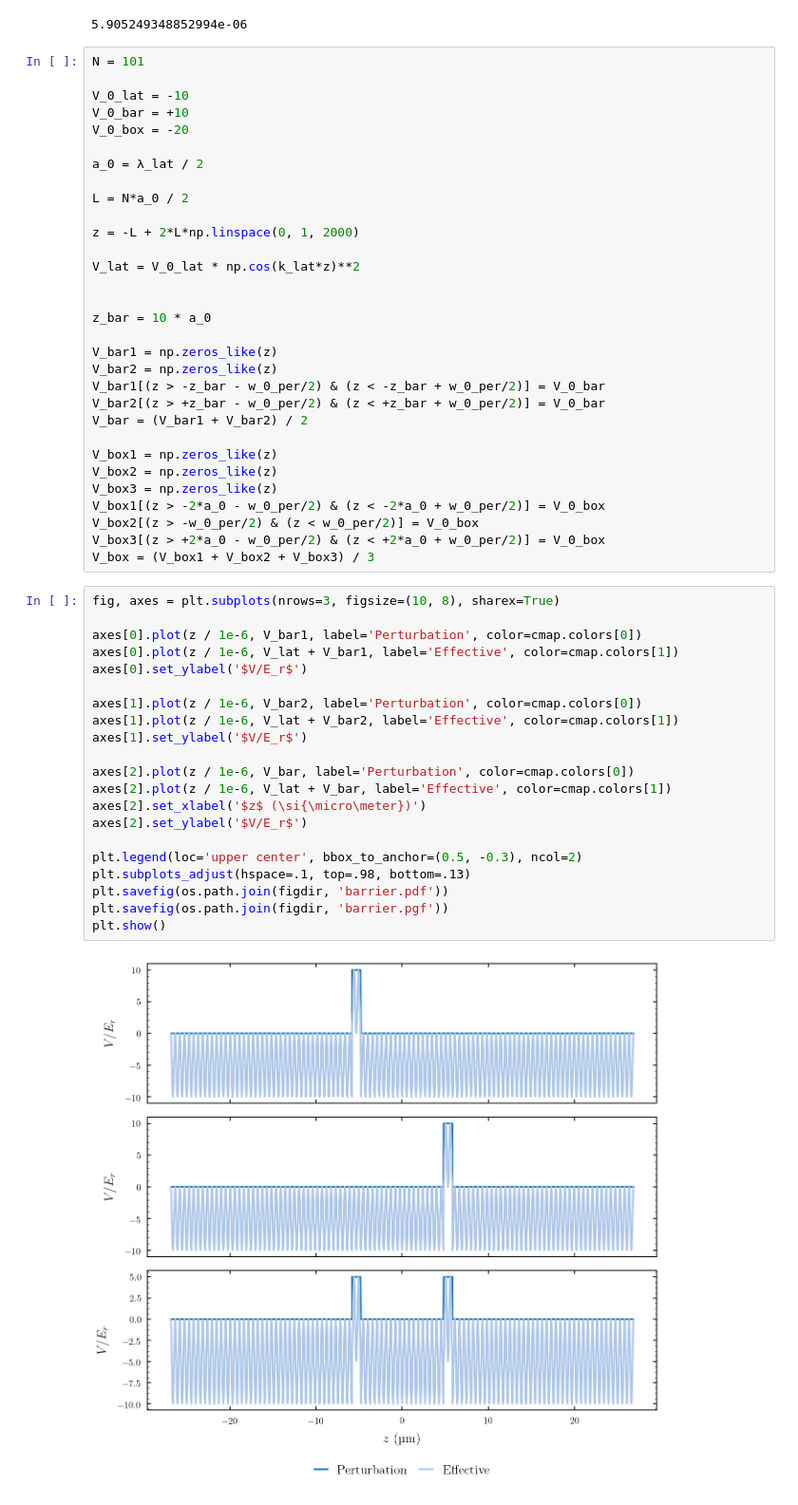
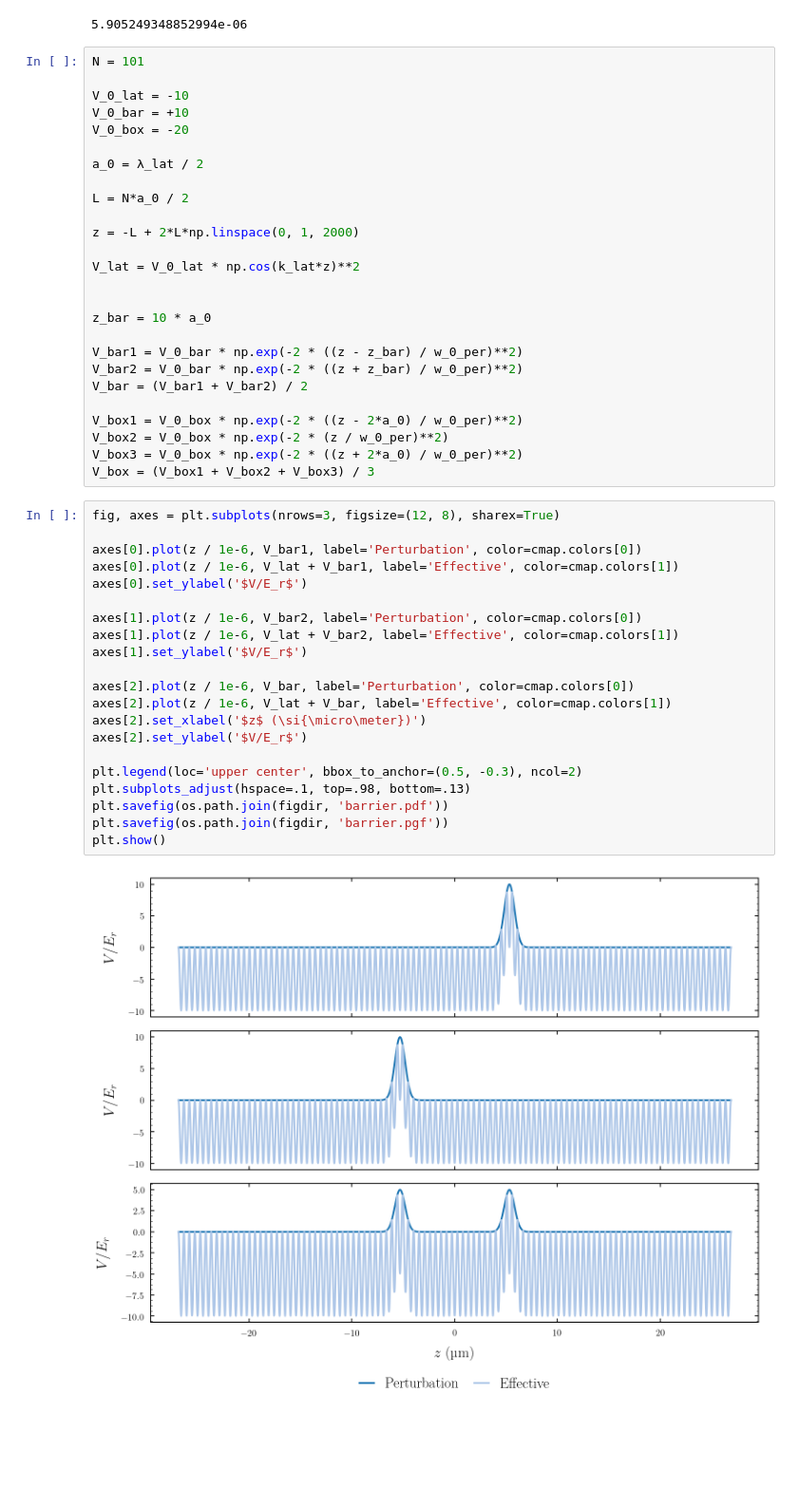
Before and after one commit to bodokaiser/bachelor-thesis, a Jupyter notebook: notebook/evaluation/lattice-potentials.ipynb, the cells around one changed output. Shown at 95% size. Saved outputs shown, nothing was run; the diff lists cells and outputs as text; blank space fills up the shorter version.

```diff
--- a/notebook/evaluation/lattice-potentials.ipynb
+++ b/notebook/evaluation/lattice-potentials.ipynb
@@ -44,42 +44,37 @@ V_lat = V_0_lat * np.cos(k_lat*z)**2
 
 z_bar = 10 * a_0
 
-V_bar1 = np.zeros_like(z)
-V_bar2 = np.zeros_like(z)
-V_bar1[(z > -z_bar - w_0_per/2) & (z < -z_bar + w_0_per/2)] = V_0_bar
-V_bar2[(z > +z_bar - w_0_per/2) & (z < +z_bar + w_0_per/2)] = V_0_bar
+V_bar1 = V_0_bar * np.exp(-2 * ((z - z_bar) / w_0_per)**2)
+V_bar2 = V_0_bar * np.exp(-2 * ((z + z_bar) / w_0_per)**2)
 V_bar = (V_bar1 + V_bar2) / 2
 
-V_box1 = np.zeros_like(z)
-V_box2 = np.zeros_like(z)
-V_box3 = np.zeros_like(z)
-V_box1[(z > -2*a_0 - w_0_per/2) & (z < -2*a_0 + w_0_per/2)] = V_0_box
-V_box2[(z > -w_0_per/2) & (z < w_0_per/2)] = V_0_box
-V_box3[(z > +2*a_0 - w_0_per/2) & (z < +2*a_0 + w_0_per/2)] = V_0_box
+V_box1 = V_0_box * np.exp(-2 * ((z - 2*a_0) / w_0_per)**2)
+V_box2 = V_0_box * np.exp(-2 * (z / w_0_per)**2)
+V_box3 = V_0_box * np.exp(-2 * ((z + 2*a_0) / w_0_per)**2)
 V_box = (V_box1 + V_box2 + V_box3) / 3
 # %%
-fig, axes = plt.subplots(nrows=3, figsize=(10, 8), sharex=True)
+fig, axes = plt.subplots(nrows=3, figsize=(12, 8), sharex=True)
 
 axes[0].plot(z / 1e-6, V_bar1, label='Perturbation', color=cmap.colors[0])
 axes[0].plot(z / 1e-6, V_lat + V_bar1, label='Effective', color=cmap.colors[1])
 axes[0].set_ylabel('$V/E_r$')
 
 axes[1].plot(z / 1e-6, V_bar2, label='Perturbation', color=cmap.colors[0])
 axes[1].plot(z / 1e-6, V_lat + V_bar2, label='Effective', color=cmap.colors[1])
 axes[1].set_ylabel('$V/E_r$')
 
 axes[2].plot(z / 1e-6, V_bar, label='Perturbation', color=cmap.colors[0])
 axes[2].plot(z / 1e-6, V_lat + V_bar, label='Effective', color=cmap.colors[1])
 axes[2].set_xlabel('$z$ (\si{\micro\meter})')
 axes[2].set_ylabel('$V/E_r$')
 
 plt.legend(loc='upper center', bbox_to_anchor=(0.5, -0.3), ncol=2)
 plt.subplots_adjust(hspace=.1, top=.98, bottom=.13)
 plt.savefig(os.path.join(figdir, 'barrier.pdf'))
 plt.savefig(os.path.join(figdir, 'barrier.pgf'))
 plt.show()
 # %% [output]
-[figure, old version]
+[figure, new version]
 # %%
 fig, axes = plt.subplots(nrows=4, figsize=(12, 10), sharex=True)
 
```
Also changed, not shown: parts of 1 cell of this notebook, 13 other files.
